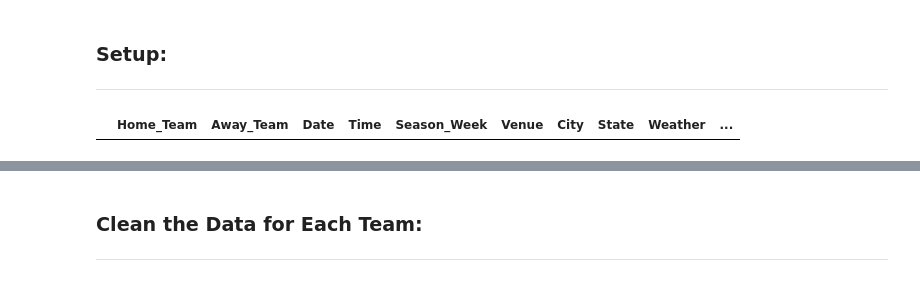
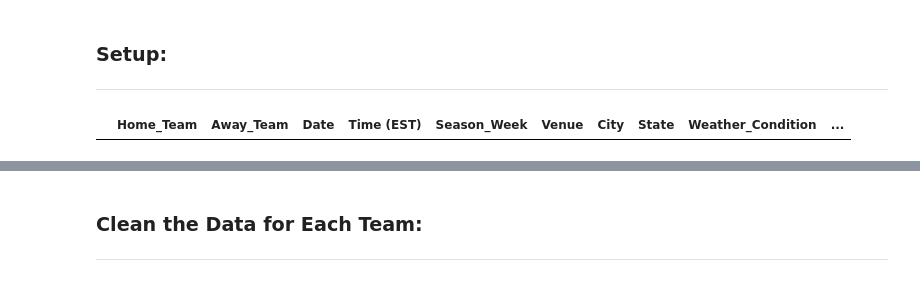
Before and after one commit to cwolf1424/Group_Project_4-NFL_Game_Outcome_Predictor, a Jupyter notebook: 03-Wrangling_Data/Wrangling_Data.ipynb, the cells around one changed output, grey strips where cells are left out. Cells and saved outputs as stored; diff of their text form; code cells hidden in the pictures.

```diff
--- a/03-Wrangling_Data/Wrangling_Data.ipynb
+++ b/03-Wrangling_Data/Wrangling_Data.ipynb
@@ -46,21 +47,26 @@ teams_list = ["Arizona Cardinals",
 # %%
 # Create Master Dataframe
 master_df = pd.DataFrame({
     "Home_Team": [],
     "Away_Team": [],
     "Date": [],
-    "Time":[],
+    "Time (EST)":[],
     "Season_Week":[],
     "Venue":[],
     "City":[],
     "State":[],
-    "Weather":[],
+    "Weather_Condition":[],
+    "Temperature (F)":[],
     "Home_Team_W_Streak":[],
     "Home_Team_WL_Ratio":[],
+    "Home_Team_Avg_Points_For":[],
+    "Home_Team_Avg_Points_Against":[],
     "Away_Team_W_Streak":[],
     "Away_Team_WL_Ratio":[],
+    "Away_Team_Avg_Points_For":[],
+    "Away_Team_Avg_Points_Against":[],
     "Outcome":[]
 })
 master_df
 # %% [output]
-|  | Home_Team | Away_Team | Date | Time | Season_Week | Venue | City | State | Weather | ... |
+|  | Home_Team | Away_Team | Date | Time (EST) | Season_Week | Venue | City | State | Weather_Condition | ... |
```
Also changed, not shown: parts of 13 cells of this notebook.
